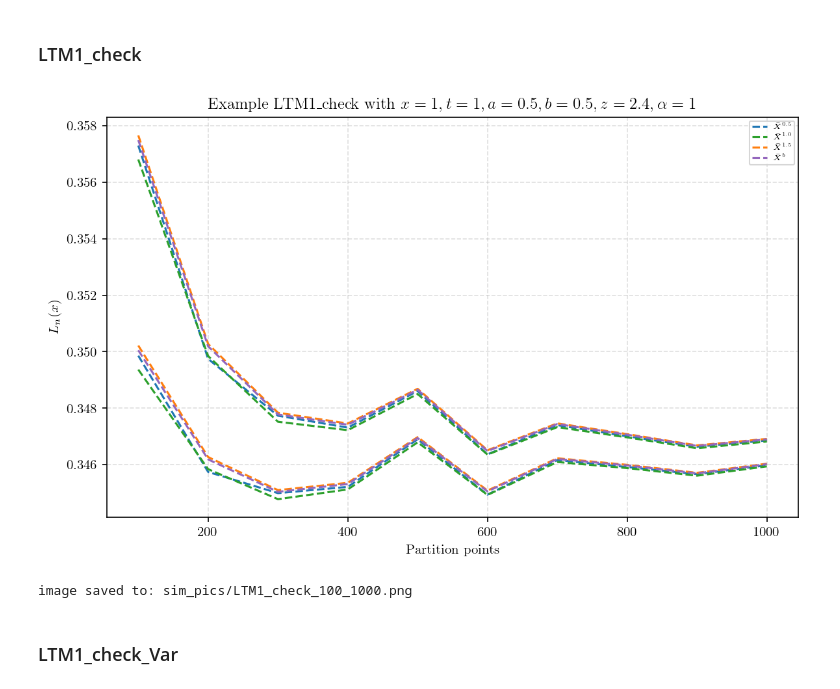
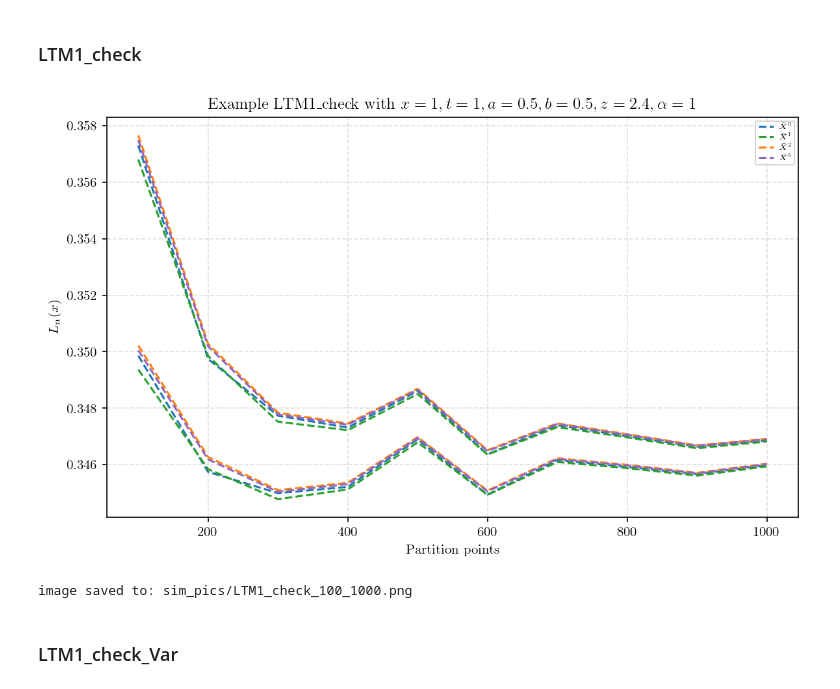
Before and after one commit to Andriyichenko/simulation, a Jupyter notebook: LT/LT_plot.ipynb, the cells around one changed output. Saved outputs shown, nothing was run; the diff lists cells and outputs as text; code cells hidden in the pictures.

```diff
--- a/LT/LT_plot.ipynb
+++ b/LT/LT_plot.ipynb
@@ -59,37 +59,37 @@ Axb_se_df2   = Axb_std_df2 / np.sqrt(paths)
 A_up_df2     = df2['A']     + z * A_se_df2
 A_low_df2    = df2['A']     - z * A_se_df2
 Am_up_df2    = df2['Am']    + z * Am_se_df2
 Am_low_df2   = df2['Am']    - z * Am_se_df2
 A15_up_df2   = df2['A_1_5'] + z * A15_se_df2
 A15_low_df2  = df2['A_1_5'] - z * A15_se_df2
 Axb_up_df2   = df2['Ab'] + z * Axb_se_df2
 Axb_low_df2  = df2['Ab'] - z * Axb_se_df2
 
 # グラフを描画
 plt.figure(figsize=(8, 5), dpi=150)  # dpi とは Dots Per Inch を意味する
-plt.plot(df2["points"], A_up_df2, linestyle="--", color="#1f77b4", label=r"$\bar{X}^{0.5}$")
+plt.plot(df2["points"], A_up_df2, linestyle="--", color="#1f77b4", label=r"$\bar{X}^{0}$")
 plt.plot(df2["points"], A_low_df2, linestyle="--", color="#1f77b4")
-plt.plot(df2["points"], Am_up_df2, linestyle="--", color="#2ca02c", label=r"$\bar{X}^{1.0}$ ")
+plt.plot(df2["points"], Am_up_df2, linestyle="--", color="#2ca02c", label=r"$\bar{X}^{1}$")
 plt.plot(df2["points"], Am_low_df2, linestyle="--", color="#2ca02c")
-plt.plot(df2["points"], A15_up_df2, linestyle="--", color="#ff7f0e", label=r"$\bar{X}^{1.5}$ ")
+plt.plot(df2["points"], A15_up_df2, linestyle="--", color="#ff7f0e", label=r"$\bar{X}^{2}$")
 plt.plot(df2["points"], A15_low_df2, linestyle="--", color="#ff7f0e")
 plt.plot(df2["points"], Axb_up_df2, linestyle="--", color="#9467bd", label=r"$\bar{X}^{b}$ ")
 plt.plot(df2["points"], Axb_low_df2, linestyle="--", color="#9467bd")
 
 
 
 
 plt.title(r'Example LTM1_check with $x=1,t=1,a=0.5,b=0.5,z=2.4,\alpha=1$')
 plt.xlabel("Partition points")
 plt.ylabel(r'$L_n (x)$ ')
 plt.grid(True, linestyle="--", alpha=0.4)
 plt.legend(fontsize=5.5, loc='best')
 plt.tight_layout()  # 自動的にレイアウトを調整する
 plt.savefig(save_path, dpi=250, bbox_inches='tight')
 plt.show()
 print("image saved to:", save_path)
 # %% [output]
-[figure, old version]
+[figure, new version]
 image saved to: sim_pics/LTM1_check_100_1000.png
 # %% [markdown]
 ### LTM1_check_Var
```
Also changed, not shown: parts of 7 cells of this notebook, 34 other files.
